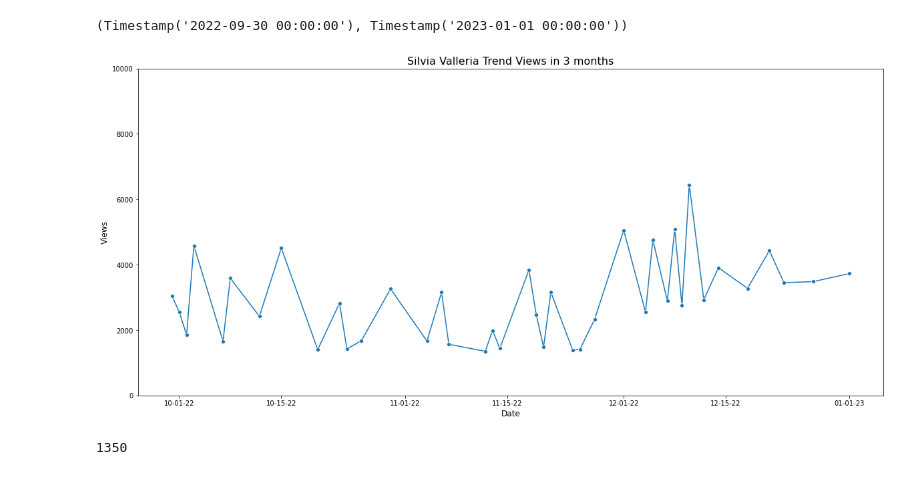
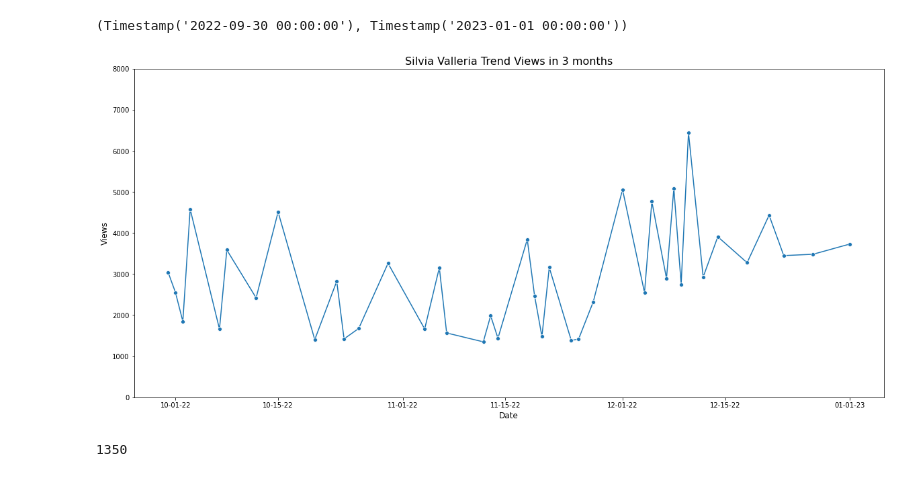
Before and after one commit to shandytp/livium-gen1-report, a Jupyter notebook: silvia-analysis.ipynb, the cells around one changed output. Drawn from its saved outputs; the diff is of its cells as text; code cells hidden in the pictures.

```diff
--- a/silvia-analysis.ipynb
+++ b/silvia-analysis.ipynb
@@ -210,9 +210,9 @@ min(data["date"]), max(data["date"])
 # %% [output]
 (Timestamp('2022-09-30 00:00:00'), Timestamp('2023-01-01 00:00:00'))
 # %%
-plot_trend_views(data=data, username=USERNAME, max_limit=10000)
+plot_trend_views(data=data, username=USERNAME, max_limit=8000)
 # %% [output]
-[figure, old version]
+[figure, new version]
 # %%
 min_views = min(data["views"])
 min_views
```
Also changed, not shown: parts of 6 cells of this notebook, 4 other files.
